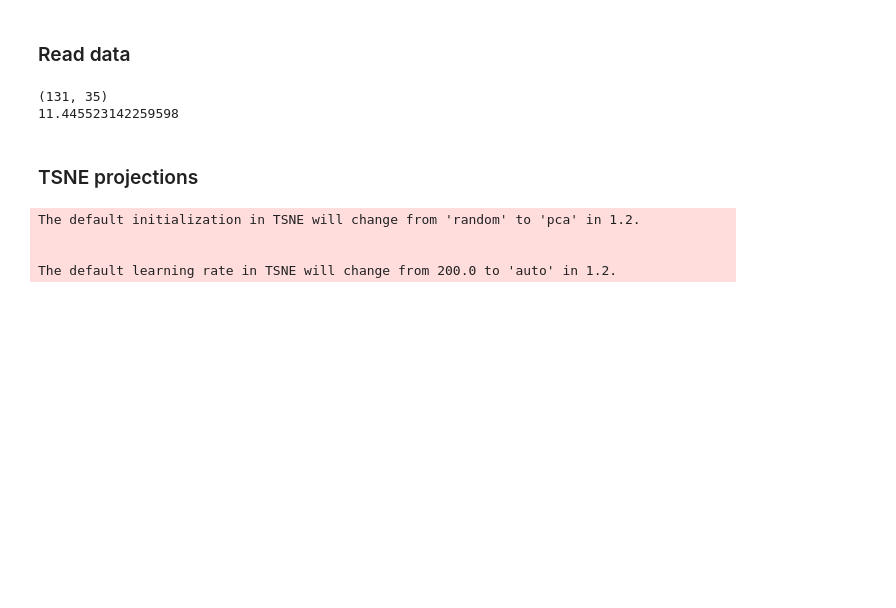
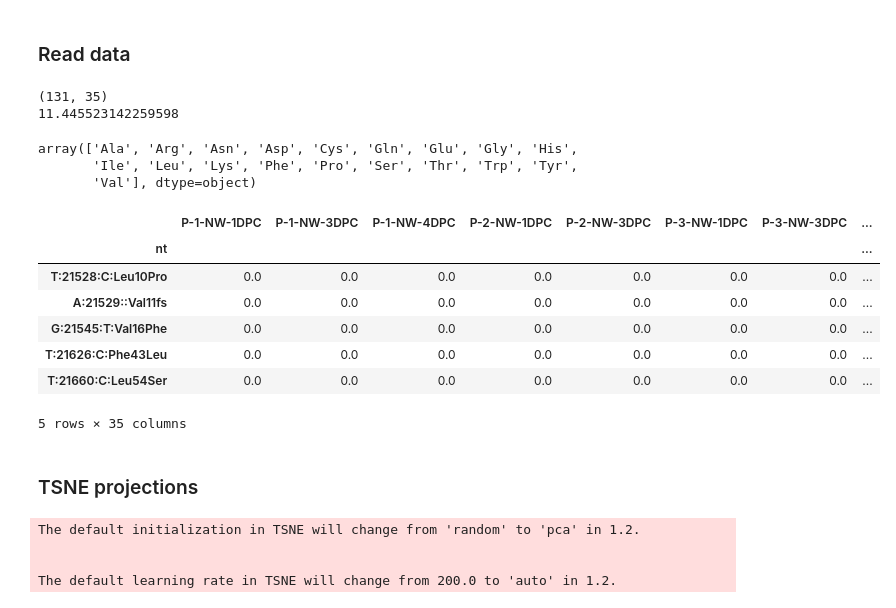
Before and after one commit to GaolinM/orion, a Jupyter notebook: NW-S_tsne.ipynb, the cells around one changed output. Drawn from its saved outputs; the diff is of its cells as text; code cells hidden in the pictures; blank space fills up the shorter version.

```diff
--- a/NW-S_tsne.ipynb
+++ b/NW-S_tsne.ipynb
@@ -39,3 +41,20 @@ df.set_index('nt', inplace=True)
+# %%
+np.unique(df['prefix'].values)
+# %% [output]
+array(['Ala', 'Arg', 'Asn', 'Asp', 'Cys', 'Gln', 'Glu', 'Gly', 'His',
+       'Ile', 'Leu', 'Lys', 'Phe', 'Pro', 'Ser', 'Thr', 'Trp', 'Tyr',
+       'Val'], dtype=object)
+# %%
+df.head()
+# %% [output]
+|  | P-1-NW-1DPC | P-1-NW-3DPC | P-1-NW-4DPC | P-2-NW-1DPC | P-2-NW-3DPC | P-3-NW-1DPC | P-3-NW-3DPC | ... |
+| nt |  |  |  |  |  |  |  | ... |
+| T:21528:C:Leu10Pro | 0.0 | 0.0 | 0.0 | 0.0 | 0.0 | 0.0 | 0.0 | ... |
+| A:21529::Val11fs | 0.0 | 0.0 | 0.0 | 0.0 | 0.0 | 0.0 | 0.0 | ... |
+| G:21545:T:Val16Phe | 0.0 | 0.0 | 0.0 | 0.0 | 0.0 | 0.0 | 0.0 | ... |
+| T:21626:C:Phe43Leu | 0.0 | 0.0 | 0.0 | 0.0 | 0.0 | 0.0 | 0.0 | ... |
+| T:21660:C:Leu54Ser | 0.0 | 0.0 | 0.0 | 0.0 | 0.0 | 0.0 | 0.0 | ... |
+5 rows × 35 columns
 # %% [markdown]
 ### TSNE projections
 # %%
```
Also changed, not shown: parts of 5 cells of this notebook.
